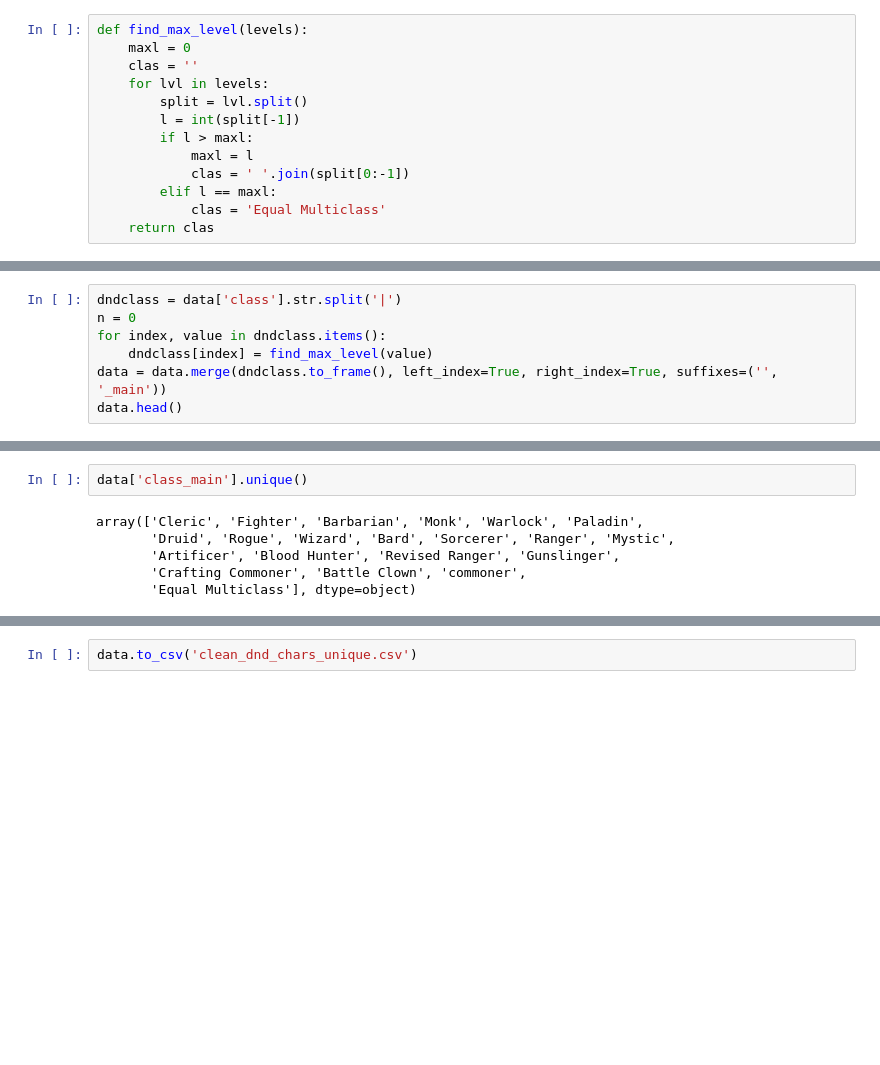
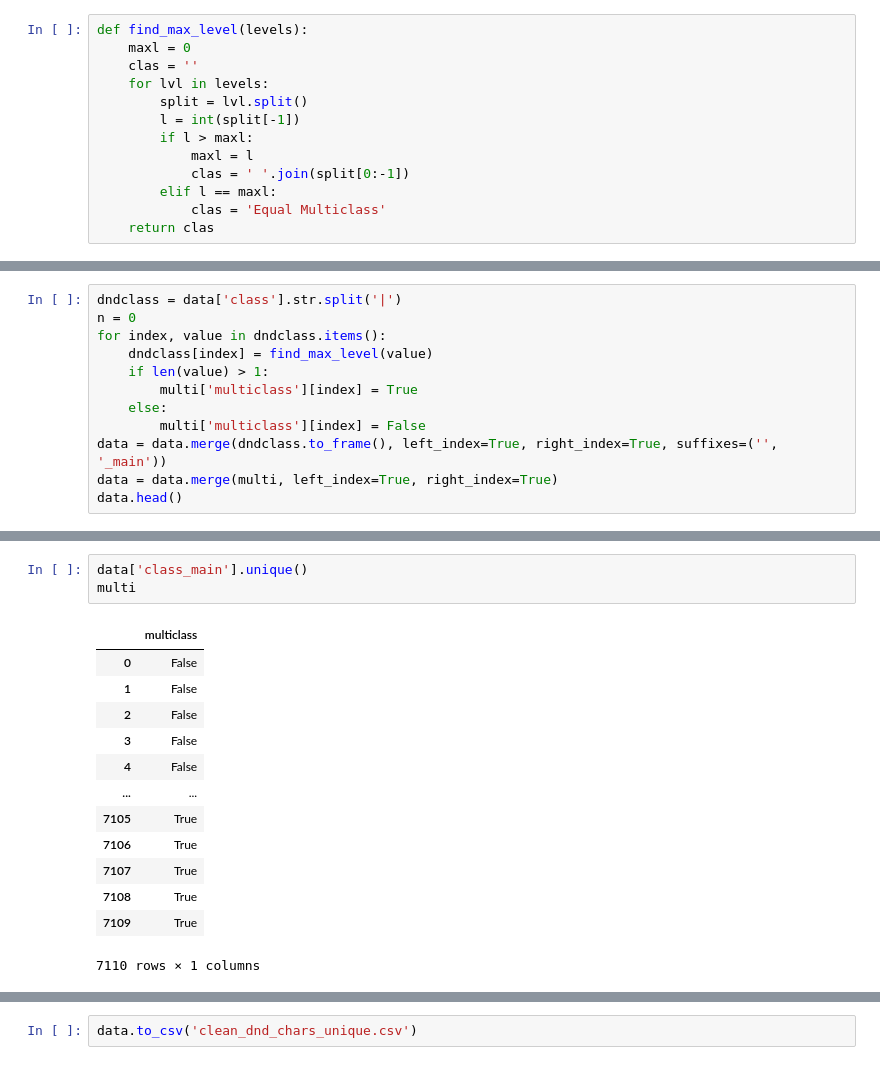
Before and after one commit to Rivow/DnD-data-Analysis, a Jupyter notebook: dnd_cleaning_data.ipynb, the cells around one changed output, grey strips where cells are left out. Saved outputs shown, nothing was run; the diff lists cells and outputs as text; blank space fills up the shorter version.

```diff
--- a/dnd_cleaning_data.ipynb
+++ b/dnd_cleaning_data.ipynb
@@ -27,7 +66,12 @@ dndclass = data['class'].str.split('|')
 n = 0
 for index, value in dndclass.items():
     dndclass[index] = find_max_level(value)
+    if len(value) > 1:
+        multi['multiclass'][index] = True
+    else:
+        multi['multiclass'][index] = False
 data = data.merge(dndclass.to_frame(), left_index=True, right_index=True, suffixes=('', '_main'))
+data = data.merge(multi, left_index=True, right_index=True)
 data.head()
 # %% [output]
 |  | ip | finger | hash | name | race | background | date | class | justClass | subclass | ... |
@@ -40,8 +84,17 @@ data.head()
 # %%
 data['class_main'].unique()
+multi
 # %% [output]
+|  | multiclass |
+| 0 | False |
+| 1 | False |
+| 2 | False |
+| 3 | False |
+| 4 | False |
+| ... | ... |
+| 7105 | True |
+| 7106 | True |
+| 7107 | True |
+| 7108 | True |
+| 7109 | True |
-array(['Cleric', 'Fighter', 'Barbarian', 'Monk', 'Warlock', 'Paladin',
-       'Druid', 'Rogue', 'Wizard', 'Bard', 'Sorcerer', 'Ranger', 'Mystic',
-       'Artificer', 'Blood Hunter', 'Revised Ranger', 'Gunslinger',
-       'Crafting Commoner', 'Battle Clown', 'commoner',
-       'Equal Multiclass'], dtype=object)
+7110 rows × 1 columns
```
Also changed, not shown: parts of 16 cells of this notebook, 3 other files.
